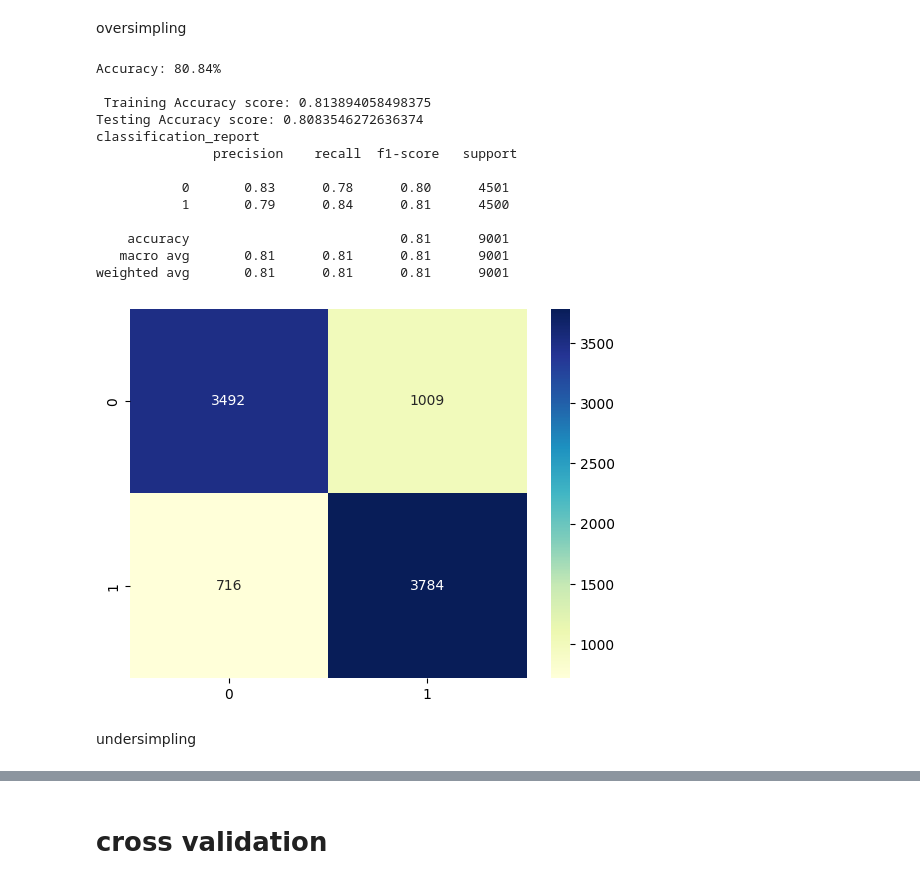
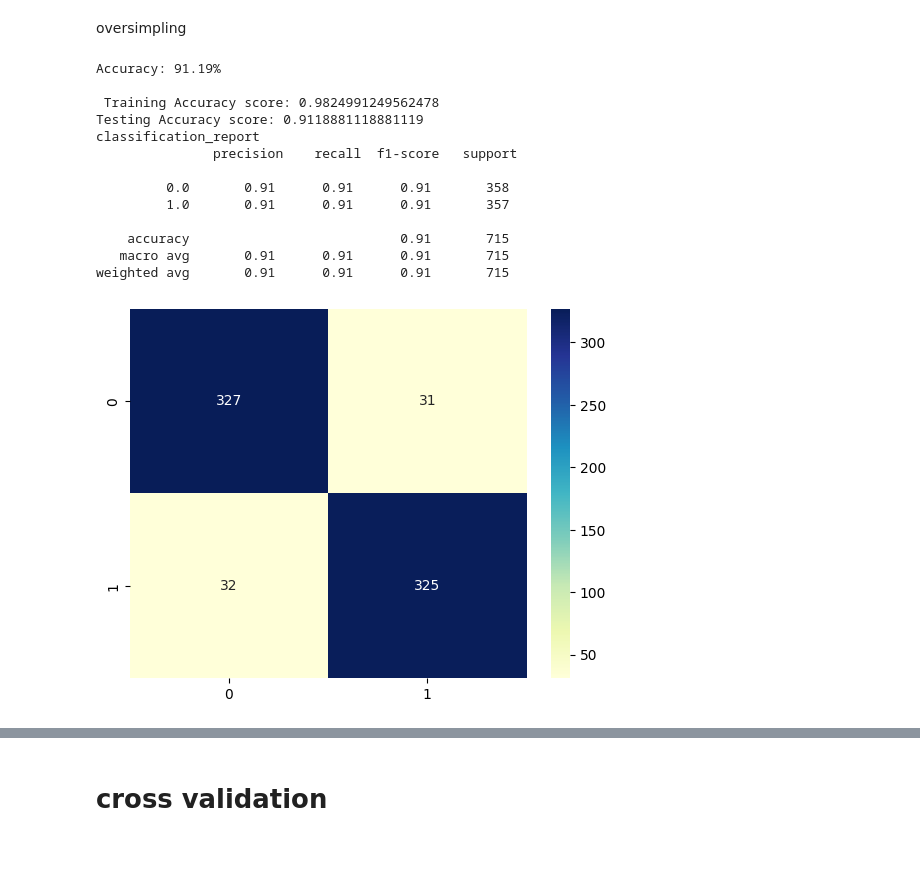
Before and after one commit to PFE2024/satt_ai, a Jupyter notebook: tiktok/DecisionTree.ipynb, the cells around one changed output, grey strips where cells are left out. Saved outputs shown, nothing was run; the diff lists cells and outputs as text; code cells hidden in the pictures; blank space fills up the shorter version.

```diff
--- a/tiktok/DecisionTree.ipynb
+++ b/tiktok/DecisionTree.ipynb
@@ -414,7 +394,7 @@ with hyperparametre
 # %% [markdown]
 oversimpling
 # %%
-data1 = pd.read_csv('./Data/data+column_relation.csv')
+data1 = pd.read_csv('./Data/cleandata.csv')
 # verified  location tweet_language url avg_tweets_by_hour_of_day following/years followers/lastpost
 data1=data1.loc[:,['HasProfilePicture', 'following', 'follower',
        'HasAccountDescription', 'likes', 'posts', 'AverageNumberOfHashtags',
@@ -424,53 +404,51 @@ data1=data1.loc[:,['HasProfilePicture', 'following', 'follower',
 
 
 #  for oversimpling
-{'criterion': 'gini',
- 'max_depth': 5,
- 'max_features': 'sqrt',
- 'min_samples_leaf': 4,
- 'min_samples_split': 2}
+{'criterion': 'entropy',
+ 'max_depth': 15,
+ 'max_features': None,
+ 'min_samples_leaf': 1,
+ 'min_samples_split': 5}
 
 from imblearn.over_sampling import SMOTE
 df=data1
 x=df.iloc[:, :-1]
 y = df.IsABot.values.tolist()
 
 smote = SMOTE(random_state=10)
 x, y =smote.fit_resample(x, y)
 x_train, x_test, y_train, y_test = train_test_split(x, y, test_size=0.2, random_state=42,stratify=y)
 pipeline = Pipeline([
-    ('rf', DecisionTreeClassifier(criterion='gini',random_state=42,max_depth=5,max_features='sqrt',
-                                 min_samples_leaf=4,min_samples_split=2 )) # Training a random forest classifier on the data
+    ('rf', DecisionTreeClassifier(criterion='entropy',random_state=42,max_depth=15,max_features=None,
+                                 min_samples_leaf=1,min_samples_split=5 )) # Training a random forest classifier on the data
 ])
 
 # Train the pipeline on the data
 pipeline.fit(x_train, y_train)
 score = pipeline.score(x_test, y_test)
 print("Accuracy: %.2f%%" % (score * 100))
 y_pred_train = pipeline.predict(x_train)
 y_pred_test = pipeline.predict(x_test)
 print("\n Training Accuracy score:",metrics.accuracy_score(y_train, y_pred_train))
 print("Testing Accuracy score:",metrics.accuracy_score(y_test, y_pred_test))
 print("classification_report \n "+classification_report(y_test, y_pred_test))
 cm = metrics.confusion_matrix(y_test, y_pred_test)
 # print('Confusion matrix\n', cm)
 cm_matrixNB = pd.DataFrame(data=cm, )
 sns.heatmap(cm_matrixNB, annot=True, fmt='d', cmap='YlGnBu')
 plt.show()
 # %% [output]
-Accuracy: 80.84%
+Accuracy: 91.19%
 
- Training Accuracy score: 0.813894058498375
-Testing Accuracy score: 0.8083546272636374
+ Training Accuracy score: 0.9824991249562478
+Testing Accuracy score: 0.9118881118881119
 classification_report
                precision    recall  f1-score   support
 
-           0       0.83      0.78      0.80      4501
-           1       0.79      0.84      0.81      4500
+         0.0       0.91      0.91      0.91       358
+         1.0       0.91      0.91      0.91       357
 
-    accuracy                           0.81      9001
-   macro avg       0.81      0.81      0.81      9001
-weighted avg       0.81      0.81      0.81      9001
+    accuracy                           0.91       715
+   macro avg       0.91      0.91      0.91       715
+weighted avg       0.91      0.91      0.91       715
-[figure, old version]
+[figure, new version]
-# %% [markdown]
-undersimpling
```
Also changed, not shown: parts of 12 cells of this notebook, 8 other files.
